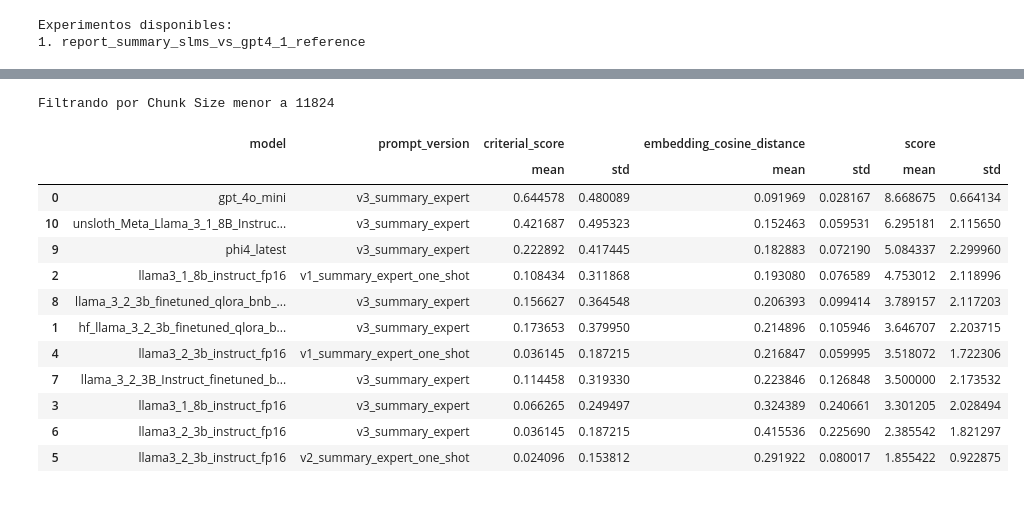
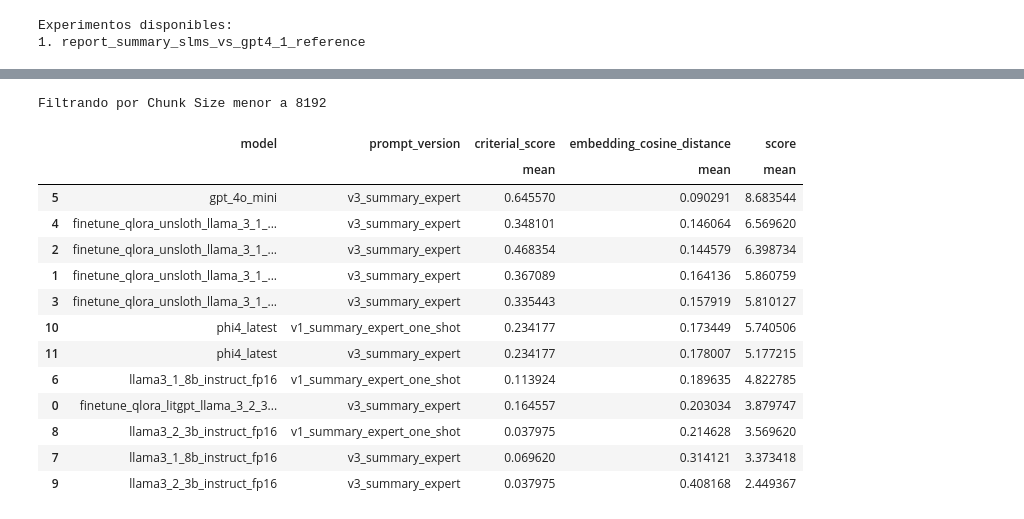
Before and after one commit to AndresR2909/poc-summary, a Jupyter notebook: notebooks/test_mlflow.ipynb, the cells around one changed output, grey strips where cells are left out. Cells and saved outputs as stored; diff of their text form; code cells hidden in the pictures.

```diff
--- a/notebooks/test_mlflow.ipynb
+++ b/notebooks/test_mlflow.ipynb
@@ -68,0 +84,25 @@ Se encontraron 2436 ejecuciones registradas.
+# %%
+sel_models = [
+ 'unsloth_Meta_Llama_3_1_8B_Instruct_bnb_4bit_gguf2_Q4_k_m',
+ 'phi4_latest',
+ 'unsloth_Meta_Llama_3_1_8B_Instruct_bnb_4bit_gguf3_Q4_k_m',
+ 'unsloth_Meta_Llama_3_1_8B_Instruct_bnb_4bit_gguf3_Q8_0',
+ 'unsloth_Meta_Llama_3_1_8B_Instruct_bnb_4bit_gguf2_Q8_0',
+ 'llama3_1_8b_instruct_fp16',
+ 'llama3_2_3b_instruct_fp16',
+ 'gpt_4o_mini',
+ 'llama_3_2_3b_finetuned_qlora_bnb_nf42_gguf_q8_0_latest']
+# %%
+df_sel = df[df['model'].isin(sel_models)]
+# %%
+# Diccionario de reemplazo de nombres de modelos
+model_name_map = {
+ 'unsloth_Meta_Llama_3_1_8B_Instruct_bnb_4bit_gguf2_Q4_k_m':'finetune_qlora_unsloth_llama_3_1_8B_Instruct_bnb_4bit_v2_Q4_k_m',
+ 'unsloth_Meta_Llama_3_1_8B_Instruct_bnb_4bit_gguf3_Q4_k_m':'finetune_qlora_unsloth_llama_3_1_8B_Instruct_bnb_4bit_v3_Q4_k_m',
+ 'unsloth_Meta_Llama_3_1_8B_Instruct_bnb_4bit_gguf3_Q8_0':'finetune_qlora_unsloth_llama_3_1_8B_Instruct_bnb_4bit_v3_Q8_0',
+ 'unsloth_Meta_Llama_3_1_8B_Instruct_bnb_4bit_gguf2_Q8_0':'finetune_qlora_unsloth_llama_3_1_8B_Instruct_bnb_4bit_v2_Q8_0',
+ 'llama_3_2_3b_finetuned_qlora_bnb_nf42_gguf_q8_0_latest': 'finetune_qlora_litgpt_llama_3_2_3b_bnb_nf4_v2_q8_0',
+}
+
+# Reemplazar en la columna 'model' de df_sel
+df_sel['model'] = df_sel['model'].replace(model_name_map)
@@ -115,6 +143,6 @@ df_test["slm_tokens"] = df_test["text"].apply(lambda x: len(tokenizer.encode(x))
 sel_columns =['video_id', 'channel_name','slm_tokens']
 df_test_filter = df_test[sel_columns]
 # %%
-df_joined = pd.merge(df, df_test_filter, on=["channel_name", "video_id"], how="inner", suffixes=('', '_test'))
+df_joined = pd.merge(df_sel, df_test_filter, on=["channel_name", "video_id"], how="inner", suffixes=('', '_test'))
 df_joined['slm_tokens'].describe()
 # %% [output]
@@ -192,31 +223,33 @@ Filtrando por Chunk Size menor a 3661
 # %%
-contex = 11824 # block_size=8192 or max_seq_length: 4096
+context = 8192 # block_size=8192 or max_seq_length: 4096, # valor maximo promedio de los ultimos años sin canal USACRIPTOMONEDAS = 6000
 # Filtrar y agrupar dataset por Chunk Size y Prompt, sacar promedio del resto de columnas
-print(f"Filtrando por Chunk Size menor a {contex}")
+print(f"Filtrando por Chunk Size menor a {context}")
 # Agrupar por 'model' y 'prompt_version' y calcular estadísticas agregadas
 df_grouped_1 = (
-    df_joined[df_joined["slm_tokens"]<=contex].drop(columns=["video_id", "channel_name","slm_tokens"])
+    df_joined[df_joined["slm_tokens"]<=context].drop(columns=["video_id", "channel_name","slm_tokens"])
     .groupby(["model", "prompt_version"])
      #.agg(['mean','median','std','min','max'])
-    .agg(['mean','std'])
+    .agg(['mean'])
     .reset_index()
 )
 df_grouped_1 = df_grouped_1.sort_values(('score', 'mean'), ascending=False)
+df_grouped_1.to_csv(f"data/results/results_{context}.csv")
 # Para mostrar el contenido completo del DataFrame sin truncar columnas o filas
 with pd.option_context('display.max_rows', None, 'display.max_columns', None, 'display.width', None, 'display.max_colwidth', None):
     display(df_grouped_1)
 # %% [output]
-Filtrando por Chunk Size menor a 11824
+Filtrando por Chunk Size menor a 8192
-|  | model | prompt_version | criterial_score |  | embedding_cosine_distance |  | score |  |
-|  |  |  | mean | std | mean | std | mean | std |
-| 0 | gpt_4o_mini | v3_summary_expert | 0.644578 | 0.480089 | 0.091969 | 0.028167 | 8.668675 | 0.664134 |
-| 10 | unsloth_Meta_Llama_3_1_8B_Instruc... | v3_summary_expert | 0.421687 | 0.495323 | 0.152463 | 0.059531 | 6.295181 | 2.115650 |
-| 9 | phi4_latest | v3_summary_expert | 0.222892 | 0.417445 | 0.182883 | 0.072190 | 5.084337 | 2.299960 |
-| 2 | llama3_1_8b_instruct_fp16 | v1_summary_expert_one_shot | 0.108434 | 0.311868 | 0.193080 | 0.076589 | 4.753012 | 2.118996 |
-| 8 | llama_3_2_3b_finetuned_qlora_bnb_... | v3_summary_expert | 0.156627 | 0.364548 | 0.206393 | 0.099414 | 3.789157 | 2.117203 |
-| 1 | hf_llama_3_2_3b_finetuned_qlora_b... | v3_summary_expert | 0.173653 | 0.379950 | 0.214896 | 0.105946 | 3.646707 | 2.203715 |
-| 4 | llama3_2_3b_instruct_fp16 | v1_summary_expert_one_shot | 0.036145 | 0.187215 | 0.216847 | 0.059995 | 3.518072 | 1.722306 |
-| 7 | llama_3_2_3B_Instruct_finetuned_b... | v3_summary_expert | 0.114458 | 0.319330 | 0.223846 | 0.126848 | 3.500000 | 2.173532 |
-| 3 | llama3_1_8b_instruct_fp16 | v3_summary_expert | 0.066265 | 0.249497 | 0.324389 | 0.240661 | 3.301205 | 2.028494 |
-| 6 | llama3_2_3b_instruct_fp16 | v3_summary_expert | 0.036145 | 0.187215 | 0.415536 | 0.225690 | 2.385542 | 1.821297 |
-| 5 | llama3_2_3b_instruct_fp16 | v2_summary_expert_one_shot | 0.024096 | 0.153812 | 0.291922 | 0.080017 | 1.855422 | 0.922875 |
+|  | model | prompt_version | criterial_score | embedding_cosine_distance | score |
+|  |  |  | mean | mean | mean |
+| 5 | gpt_4o_mini | v3_summary_expert | 0.645570 | 0.090291 | 8.683544 |
+| 4 | finetune_qlora_unsloth_llama_3_1_... | v3_summary_expert | 0.348101 | 0.146064 | 6.569620 |
+| 2 | finetune_qlora_unsloth_llama_3_1_... | v3_summary_expert | 0.468354 | 0.144579 | 6.398734 |
+| 1 | finetune_qlora_unsloth_llama_3_1_... | v3_summary_expert | 0.367089 | 0.164136 | 5.860759 |
+| 3 | finetune_qlora_unsloth_llama_3_1_... | v3_summary_expert | 0.335443 | 0.157919 | 5.810127 |
+| 10 | phi4_latest | v1_summary_expert_one_shot | 0.234177 | 0.173449 | 5.740506 |
+| 11 | phi4_latest | v3_summary_expert | 0.234177 | 0.178007 | 5.177215 |
+| 6 | llama3_1_8b_instruct_fp16 | v1_summary_expert_one_shot | 0.113924 | 0.189635 | 4.822785 |
+| 0 | finetune_qlora_litgpt_llama_3_2_3... | v3_summary_expert | 0.164557 | 0.203034 | 3.879747 |
+| 8 | llama3_2_3b_instruct_fp16 | v1_summary_expert_one_shot | 0.037975 | 0.214628 | 3.569620 |
+| 7 | llama3_1_8b_instruct_fp16 | v3_summary_expert | 0.069620 | 0.314121 | 3.373418 |
+| 9 | llama3_2_3b_instruct_fp16 | v3_summary_expert | 0.037975 | 0.408168 | 2.449367 |
```
Also changed, not shown: parts of 12 cells of this notebook.
